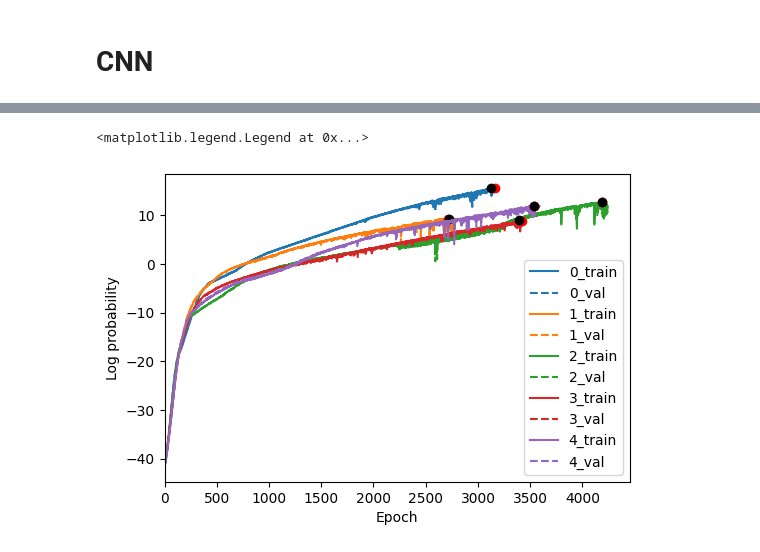
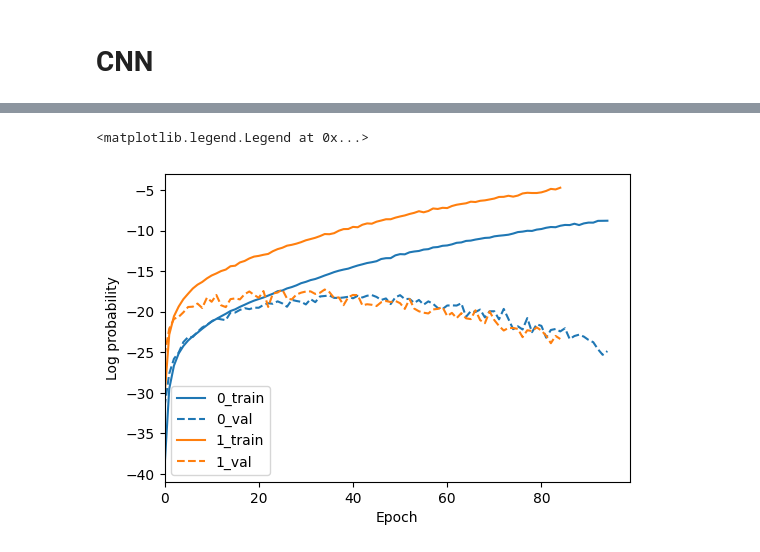
Before and after one commit to vepe99/CASBI, a Jupyter notebook: notebooks/ltu_ili copy 2.ipynb, the cells around one changed output, grey strips where cells are left out. Saved outputs shown, nothing was run; the diff lists cells and outputs as text; code cells hidden in the pictures.

```diff
--- a/notebooks/ltu_ili copy 2.ipynb
+++ b/notebooks/ltu_ili copy 2.ipynb
@@ -138,22 +137,16 @@ embedding_net = ConvNet()
 
 # instantiate your neural networks to be used as an ensemble
 nets = [
-    ili.utils.load_nde_sbi(engine='NPE', model='maf', hidden_features=50, num_transforms=3,
+    ili.utils.load_nde_sbi(engine='NPE', model='maf', hidden_features=100, num_transforms=5,
                            embedding_net=embedding_net),
-    ili.utils.load_nde_sbi(engine='NPE', model='maf', hidden_features=50, num_transforms=3,
-                           embedding_net=embedding_net),
-    ili.utils.load_nde_sbi(engine='NPE', model='maf', hidden_features=50, num_transforms=3,
-                           embedding_net=embedding_net),
-    ili.utils.load_nde_sbi(engine='NPE', model='maf', hidden_features=50, num_transforms=3,
-                           embedding_net=embedding_net),
-    ili.utils.load_nde_sbi(engine='NPE', model='maf', hidden_features=50, num_transforms=3,
-                           embedding_net=embedding_net),
+    ili.utils.load_nde_sbi(engine='NPE', model='nsf', hidden_features=100, num_transforms=5,
+                           embedding_net=embedding_net)
 ]
 
 # define training arguments
 train_args = {
-    'training_batch_size': 1024,
-    'learning_rate': 5e-5,
+    'training_batch_size': 32,
+    'learning_rate': 5e-4,
     'stop_after_epochs': 50
 }
 
@@ -170,27 +163,19 @@ runner = InferenceRunner.load(
     out_dir=None
 )
 # %%
-# galaxies = data['Galaxy_name'].sample(2)
-# theta =  data[data['Galaxy_name'].isin(galaxies)].drop(['feh', 'ofe', 'Galaxy_name'], axis=1).drop_duplicates().values.T.reshape(-1)
-# galaxy_data = data[data['Galaxy_name'].isin(galaxies)].values
-# histogram_galaxy, _, _ = np.histogram2d(galaxy_data[:, 0], galaxy_data[:, 1], bins=64, range=[[min_feh, max_feh], [min_ofe, max_ofe]])
-# x =  np.expand_dims(np.log10(histogram_galaxy + 1e-6 +1), axis=0)
-
-# np.save('./x_0.npy', x)
-# np.save('./theta_0.npy', theta)
-# np.save('./galaxies.npy', galaxies)
+galaxies = data['Galaxy_name'].sample(2)
+theta_0 =  data[data['Galaxy_name'].isin(galaxies)].drop(['feh', 'ofe', 'Galaxy_name'], axis=1).drop_duplicates().values.T.reshape(-1)
+galaxy_data = data[data['Galaxy_name'].isin(galaxies)].values
+histogram_galaxy, _, _ = np.histogram2d(galaxy_data[:, 0], galaxy_data[:, 1], bins=64, range=[[min_feh, max_feh], [min_ofe, max_ofe]])
+x_0 =  np.expand_dims(np.log10(histogram_galaxy + 1e-6 +1), axis=0)
+data = data[~data['Galaxy_name'].isin(galaxies)]
-# %%
-galaxies = np.load('./galaxies.npy', allow_pickle=True).astype(str)
-x_0 = np.load('./x_0.npy')
-theta_0 = np.load('./theta_0.npy')
-data = data[~data['Galaxy_name'].isin(galaxies)]
 # %%
 import numpy as np
 import pandas as pd
 from multiprocessing import Pool
-N=5_000
+N=10_000
 def process_sample(i):
-    galaxies = data['Galaxy_name'].drop_duplicates().sample(2)
+    galaxies = data['Galaxy_name'].drop_duplicates().sample(2, random_state=i)
     parameters =  data[data['Galaxy_name'].isin(galaxies)].drop(['feh', 'ofe', 'Galaxy_name'], axis=1).drop_duplicates().values.T.reshape(-1)
     galaxy_data = data[data['Galaxy_name'].isin(galaxies)].values
     histogram_galaxy, _, _ = np.histogram2d(galaxy_data[:, 0], galaxy_data[:, 1], bins=64, range=[[min_feh, max_feh], [min_ofe, max_ofe]])
@@ -208,6 +193,3 @@ theta, x = zip(*results)
 # Convert to numpy arrays
 theta = torch.from_numpy(np.array(theta)).float()
 x = torch.from_numpy(np.array(x)).float()
-
-theta_0 = torch.from_numpy(np.array(theta_0)).float()
-x_0 = torch.from_numpy(np.array(x_0)).float()
@@ -223,19 +212,17 @@ KeyboardInterrupt:
 # %%
 # plot train/validation loss
 fig, ax = plt.subplots(1, 1, figsize=(6,4))
 c = list(mcolors.TABLEAU_COLORS)
 for i, m in enumerate(summaries):
     ax.plot(m['training_log_probs'], ls='-', label=f"{i}_train", c=c[i])
     ax.plot(m['validation_log_probs'], ls='--', label=f"{i}_val", c=c[i])
-    ax.plot(np.argmax(m['training_log_probs']), max(m['training_log_probs']), marker='o', c='red'   )
-    ax.plot(np.argmax(m['validation_log_probs']), max(m['validation_log_probs']), marker='o', c='black'   )
 ax.set_xlim(0)
 ax.set_xlabel('Epoch')
 ax.set_ylabel('Log probability')
 ax.legend()
 # %% [output]
 <matplotlib.legend.Legend at 0x...>
-[figure, old version]
+[figure, new version]
 # %%
 # choose a random input
 # ind = np.random.randint(len(theta))
```
Also changed, not shown: parts of 11 cells of this notebook.
